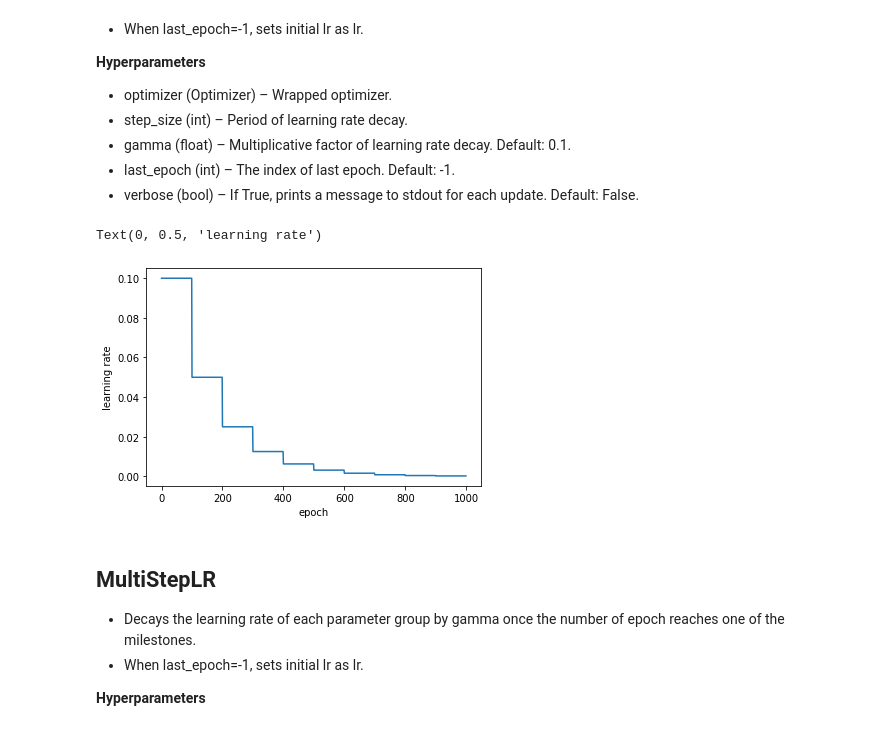
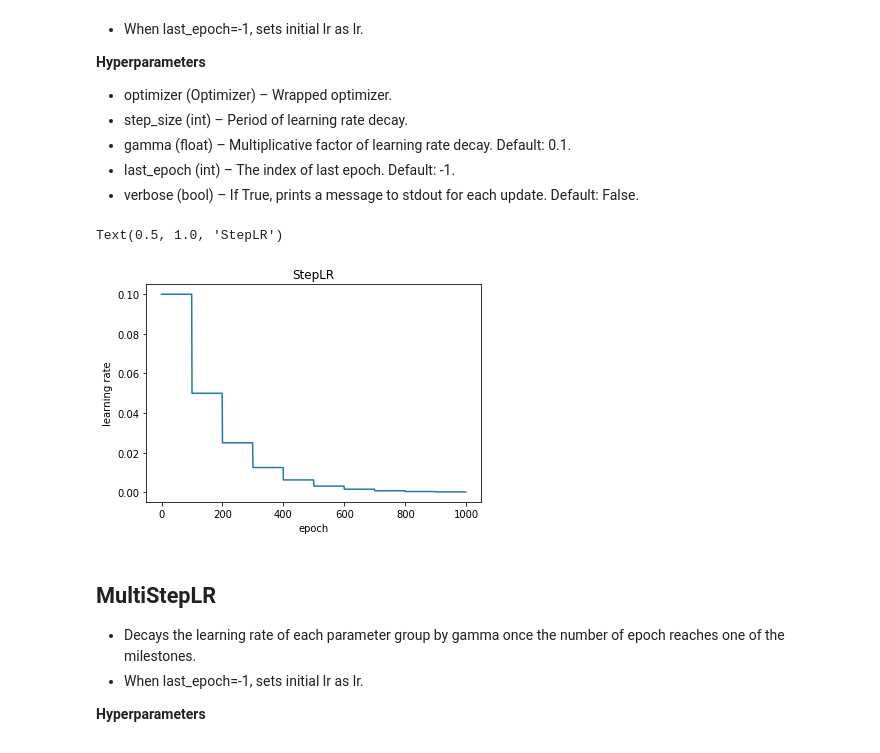
Before and after one commit to cxlldhty/lr_scheduler_pytorch, a Jupyter notebook: lr_schedule_pytorch.ipynb, the cells around one changed output. Saved outputs shown, nothing was run; the diff lists cells and outputs as text; code cells hidden in the pictures.

```diff
--- a/lr_schedule_pytorch.ipynb
+++ b/lr_schedule_pytorch.ipynb
@@ -119,22 +122,23 @@ Text(0, 0.5, 'learning rate')
 # %%
 optimizer = torch.optim.SGD(net.parameters(), lr=0.1, momentum=0.9)
 max_epoch = 1000
 scheduler = torch.optim.lr_scheduler.StepLR(optimizer, step_size=100, gamma=0.5, last_epoch=-1)
 xs = list()
 ys = list()
 for epoch in range(max_epoch):
     current_lr = scheduler.get_last_lr()
     optimizer.step() # deceptive parameter update
     scheduler.step()
     xs.append(epoch)
     ys.append(current_lr)
 # plot the curve
 plt.plot(xs, ys)
 plt.xlabel('epoch')
 plt.ylabel('learning rate')
+plt.title('StepLR')
 # %% [output]
-Text(0, 0.5, 'learning rate')
+Text(0.5, 1.0, 'StepLR')
-[figure, old version]
+[figure, new version]
 # %% [markdown]
 ## MultiStepLR
 * Decays the learning rate of each parameter group by gamma once the number of epoch reaches one of the milestones.
```
Also changed, not shown: parts of 10 cells of this notebook, 1 other file.
